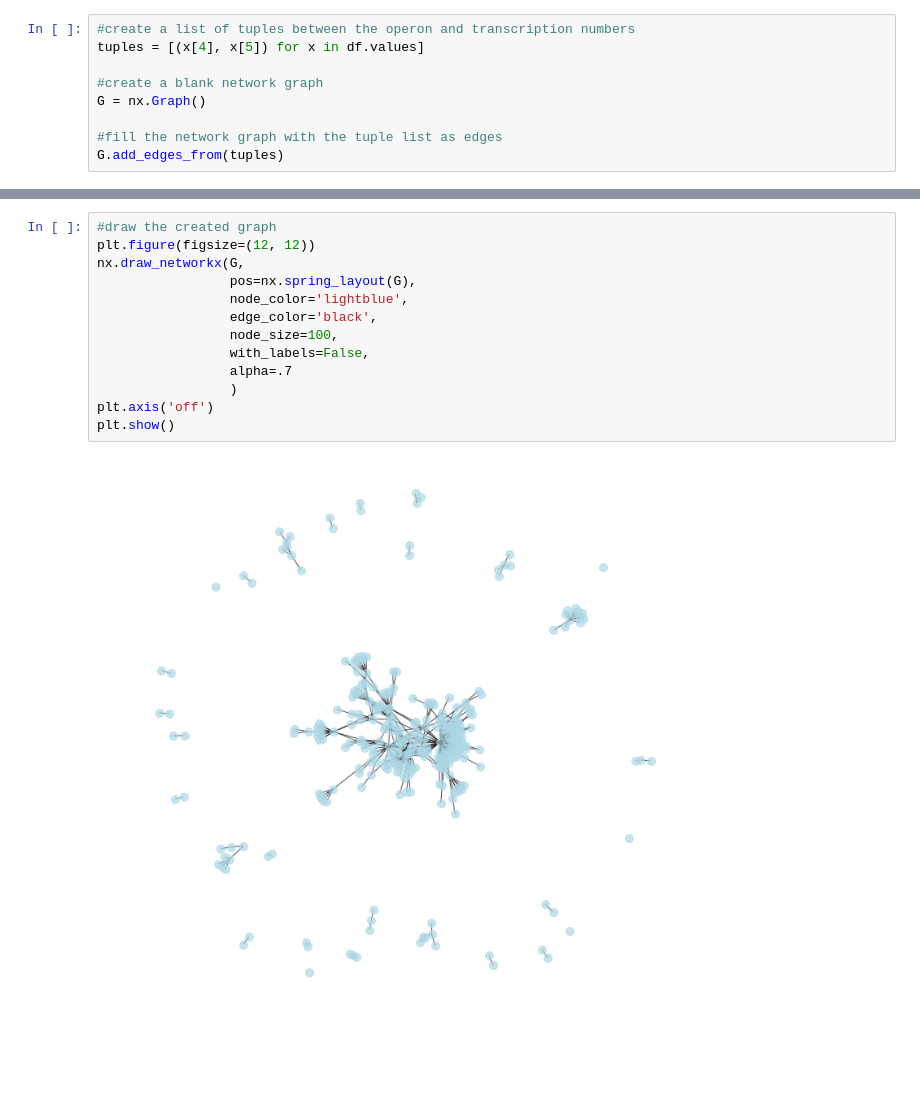
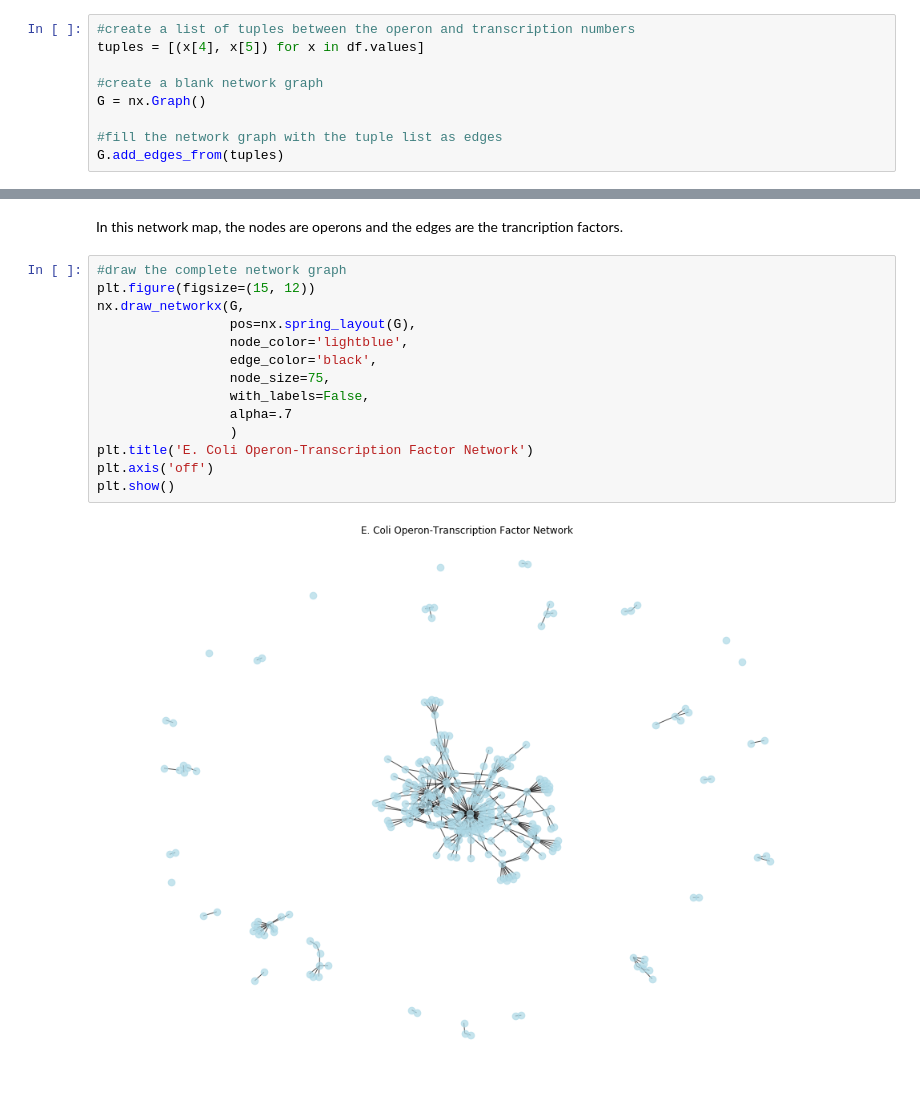
Before and after one commit to Trancefiend/Unit-6, a Jupyter notebook: Network Capstone 2.ipynb, the cells around one changed output, grey strips where cells are left out. Cells and saved outputs as stored; diff of their text form; blank space fills up the shorter version.

```diff
--- a/Network Capstone 2.ipynb
+++ b/Network Capstone 2.ipynb
@@ -95,16 +106,19 @@ plt.show()
+# %% [markdown]
+In this network map, the nodes are operons and the edges are the trancription factors.
 # %%
-#draw the created graph
-plt.figure(figsize=(12, 12))
+#draw the complete network graph
+plt.figure(figsize=(15, 12))
 nx.draw_networkx(G,
                  pos=nx.spring_layout(G),
                  node_color='lightblue',
                  edge_color='black',
-                 node_size=100,
+                 node_size=75,
                  with_labels=False,
                  alpha=.7
                  )
+plt.title('E. Coli Operon-Transcription Factor Network')
 plt.axis('off')
 plt.show()
 # %% [output]
-[figure, old version]
+[figure, new version]
 # %%
```
Also changed, not shown: parts of 25 cells of this notebook.
